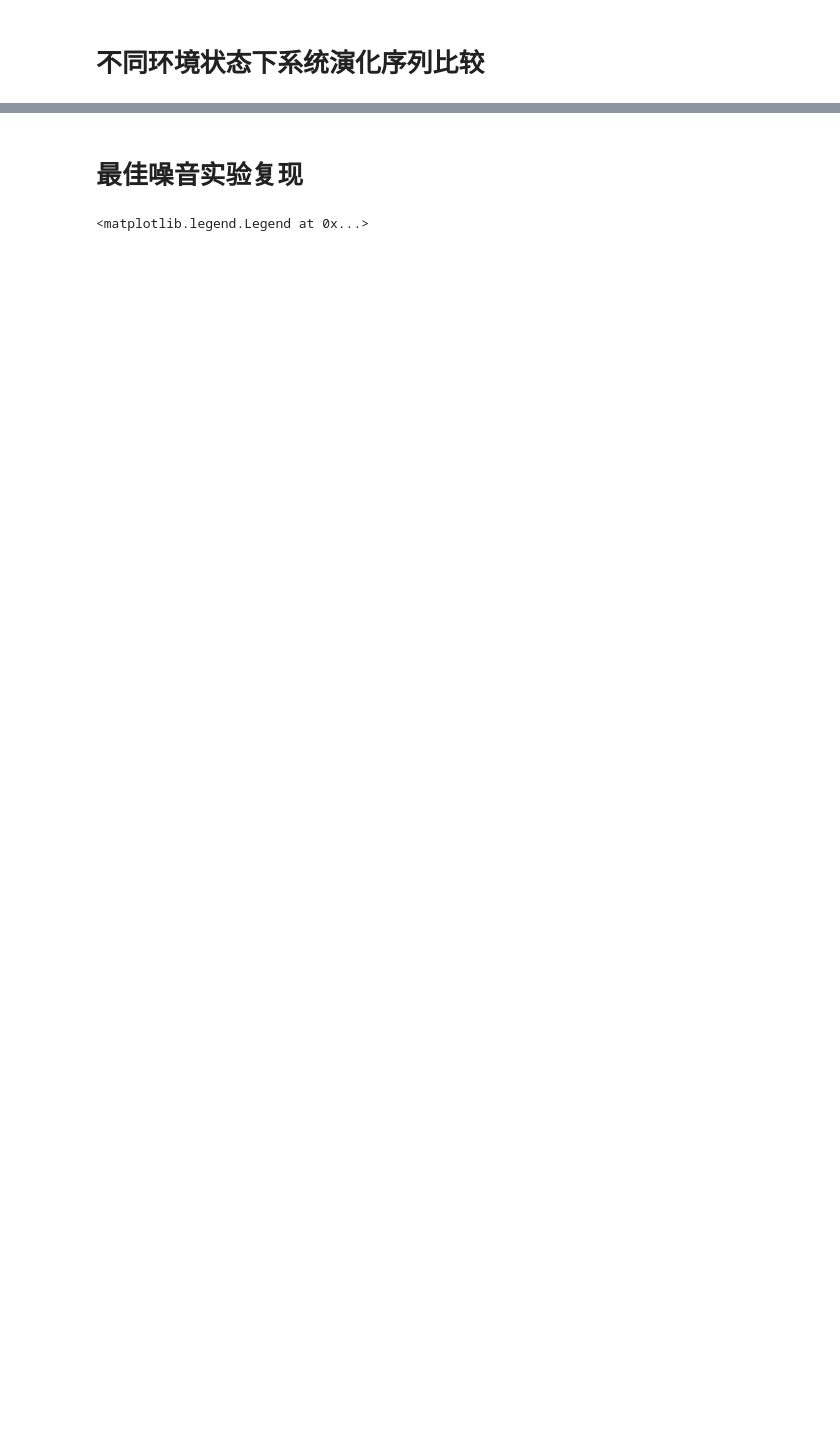
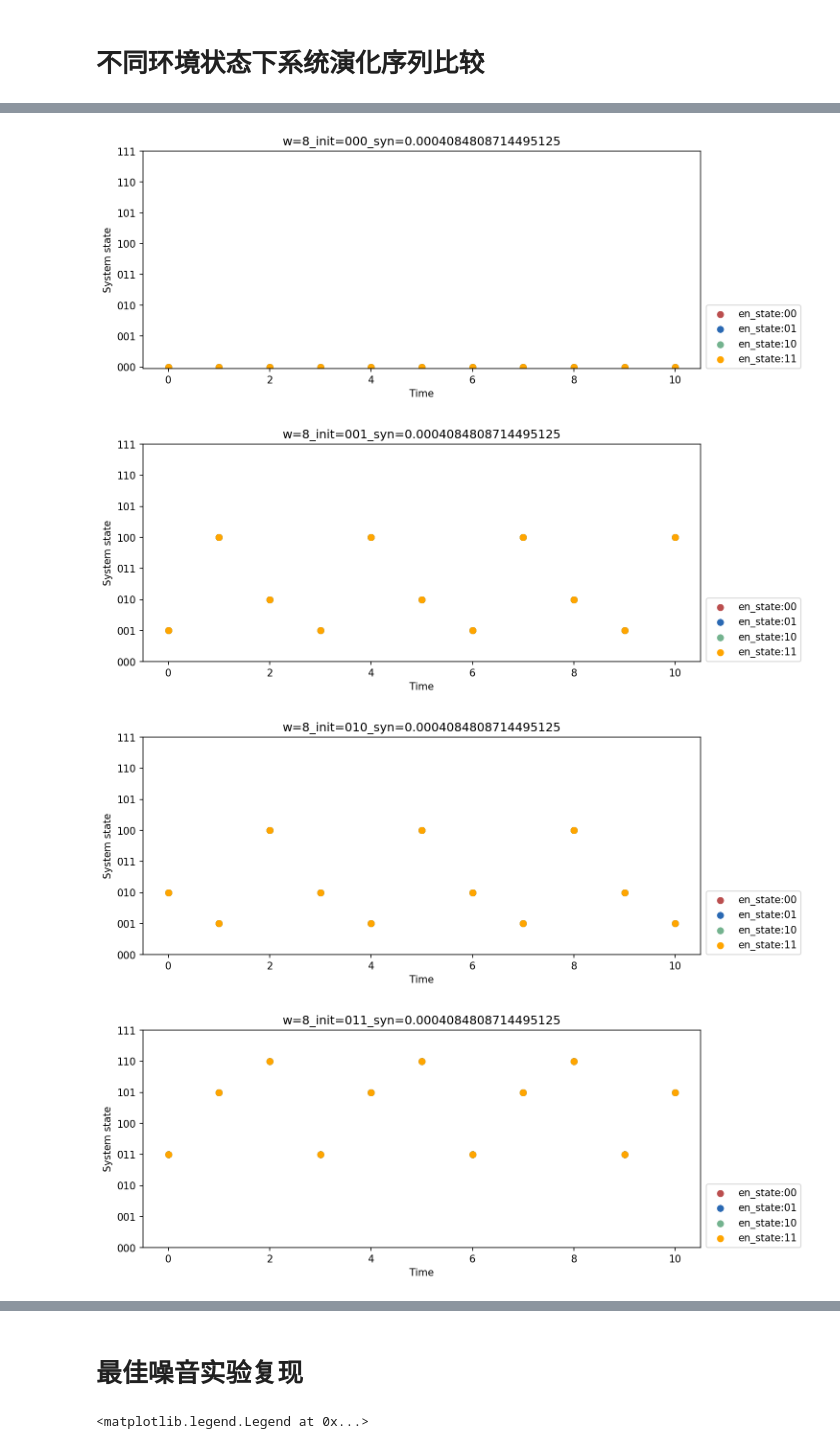
Before and after one commit to Lyn1216/Local-EI-project, a Jupyter notebook: exp/bool_network/grn/iit_tpm.ipynb, the cells around one changed output, grey strips where cells are left out. Saved outputs shown, nothing was run; the diff lists cells and outputs as text; code cells hidden in the pictures; blank space fills up the shorter version.

```diff
--- a/exp/bool_network/grn/iit_tpm.ipynb
+++ b/exp/bool_network/grn/iit_tpm.ipynb
@@ -136,0 +235,27 @@ serie_plot(bnet, w=w2, k=k, steps=steps, seeds=2, name='w2')
+# %%
+steps = 10
+k=1
+w=8
+ww = {
+    'w_ab': w,
+    'w_ba': 0,
+    'w_ac': 0,
+    'w_ca': w,
+    'w_bc': w,
+    'w_cb': 0,
+    'w_a': 0,
+    'w_b': 0,
+    'w_c': 0,
+    'w1a': 0.5,
+    'w1b': 0.5,
+    'w1c': 0.5,
+    'w2a': 0.5,
+    'w2b': 0.5,
+    'w2c': 0.5
+}
+serie_plot(bnet, w=ww, k=k, steps=steps, seeds=1, name='w=8')
+# %% [output]
+[figure, added]
+[figure, added]
+[figure, added]
+[figure, added]
```
Also changed, not shown: parts of 9 cells of this notebook.
